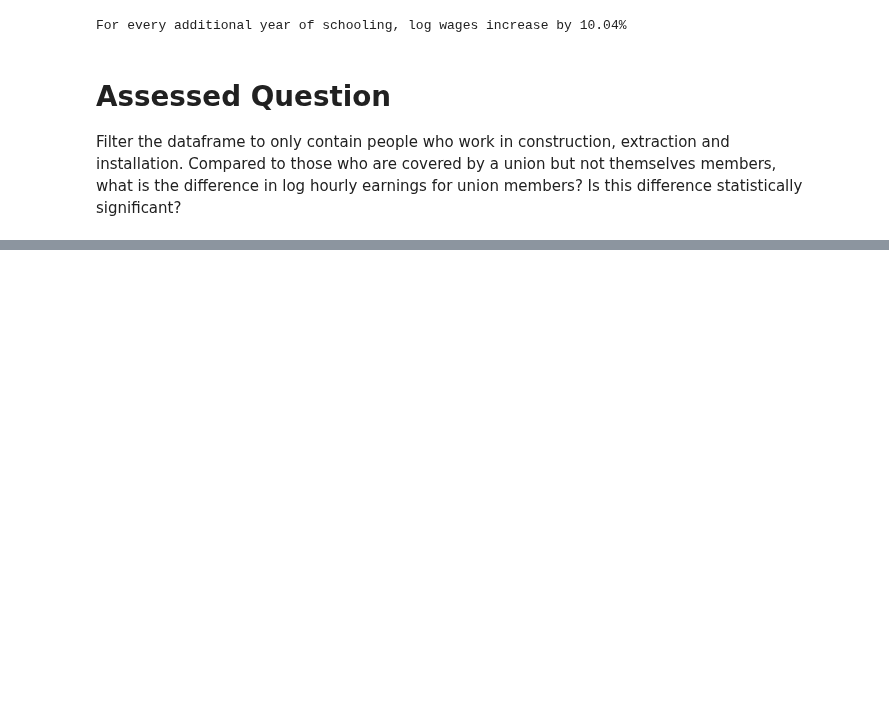
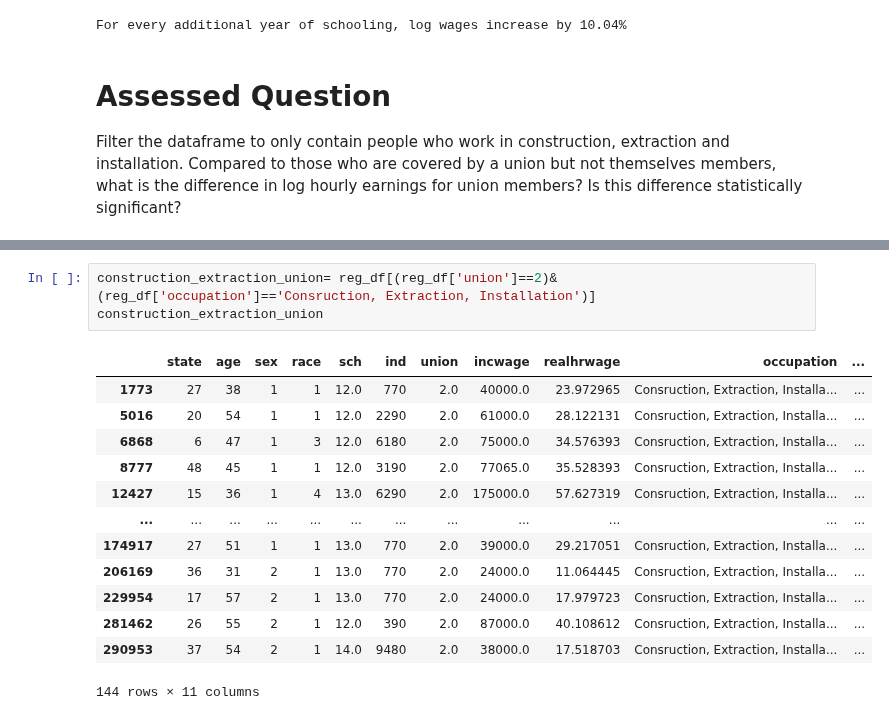
Before and after one commit to Zccarou/QM2, a Jupyter notebook: notebooks/W07. Linear Regression.ipynb, the cells around one changed output, grey strips where cells are left out. Drawn from its saved outputs; the diff is of its cells as text; blank space fills up the shorter version.

```diff
--- a/notebooks/W07. Linear Regression.ipynb
+++ b/notebooks/W07. Linear Regression.ipynb
@@ -576,0 +597,17 @@ Filter the dataframe to only contain people who work in construction, extraction
+# %%
+construction_extraction_union= reg_df[(reg_df['union']==2)& (reg_df['occupation']=='Consruction, Extraction, Installation')]
+construction_extraction_union
+# %% [output]
+|  | state | age | sex | race | sch | ind | union | incwage | realhrwage | occupation | ... |
+| 1773 | 27 | 38 | 1 | 1 | 12.0 | 770 | 2.0 | 40000.0 | 23.972965 | Consruction, Extraction, Installa... | ... |
+| 5016 | 20 | 54 | 1 | 1 | 12.0 | 2290 | 2.0 | 61000.0 | 28.122131 | Consruction, Extraction, Installa... | ... |
+| 6868 | 6 | 47 | 1 | 3 | 12.0 | 6180 | 2.0 | 75000.0 | 34.576393 | Consruction, Extraction, Installa... | ... |
+| 8777 | 48 | 45 | 1 | 1 | 12.0 | 3190 | 2.0 | 77065.0 | 35.528393 | Consruction, Extraction, Installa... | ... |
+| 12427 | 15 | 36 | 1 | 4 | 13.0 | 6290 | 2.0 | 175000.0 | 57.627319 | Consruction, Extraction, Installa... | ... |
+| ... | ... | ... | ... | ... | ... | ... | ... | ... | ... | ... | ... |
+| 174917 | 27 | 51 | 1 | 1 | 13.0 | 770 | 2.0 | 39000.0 | 29.217051 | Consruction, Extraction, Installa... | ... |
+| 206169 | 36 | 31 | 2 | 1 | 13.0 | 770 | 2.0 | 24000.0 | 11.064445 | Consruction, Extraction, Installa... | ... |
+| 229954 | 17 | 57 | 2 | 1 | 13.0 | 770 | 2.0 | 24000.0 | 17.979723 | Consruction, Extraction, Installa... | ... |
+| 281462 | 26 | 55 | 2 | 1 | 12.0 | 390 | 2.0 | 87000.0 | 40.108612 | Consruction, Extraction, Installa... | ... |
+| 290953 | 37 | 54 | 2 | 1 | 14.0 | 9480 | 2.0 | 38000.0 | 17.518703 | Consruction, Extraction, Installa... | ... |
+144 rows × 11 columns
```
Also changed, not shown: parts of 15 cells of this notebook.
